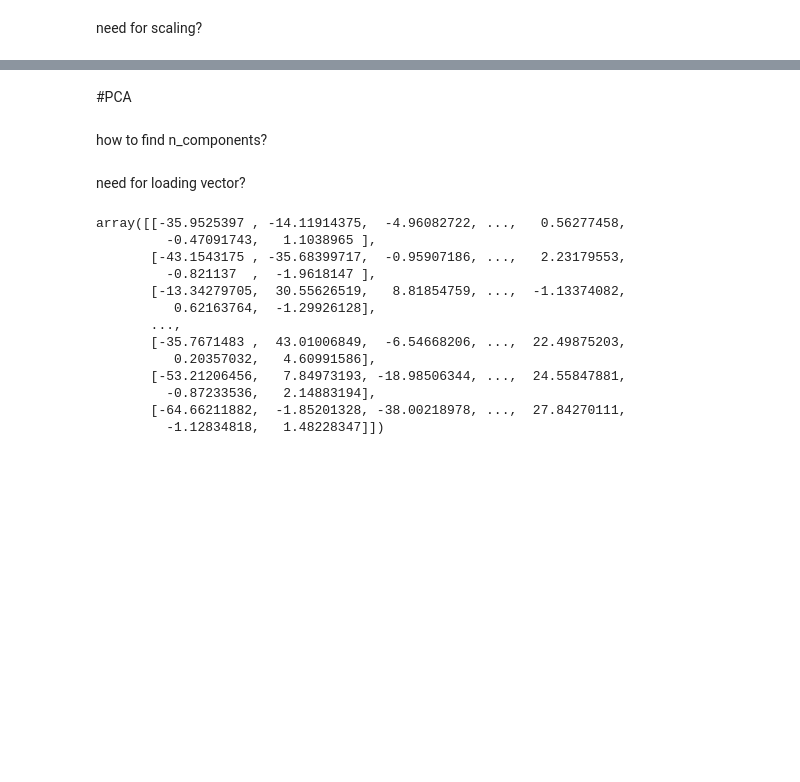
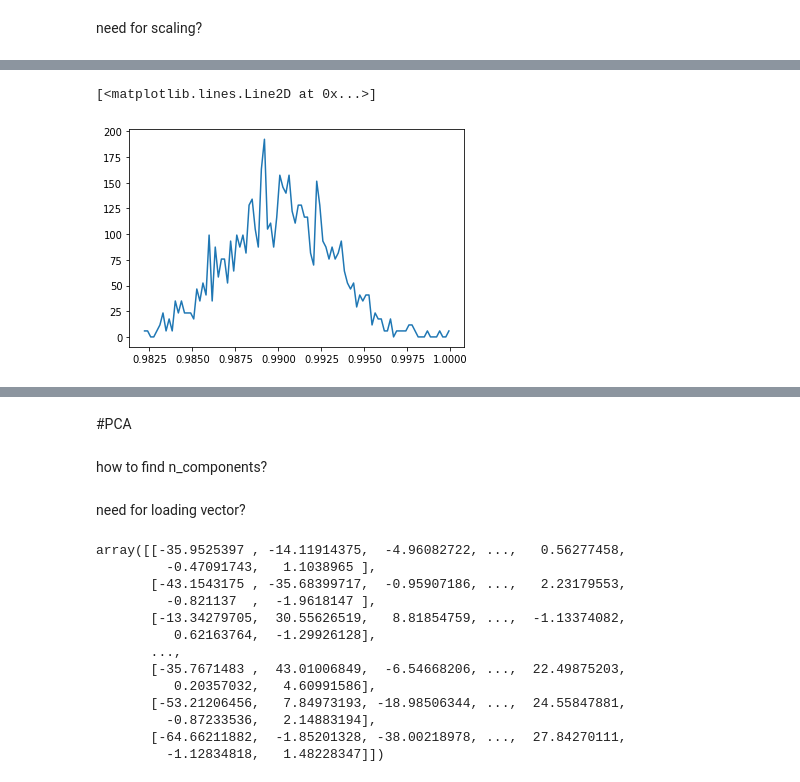
Before and after one commit to forouzanfallah/Fault-Tolerant-Control-Systems-TA-Class-Material, a Jupyter notebook: Homework_1.ipynb, the cells around one changed output, grey strips where cells are left out. Cells and saved outputs as stored; diff of their text form; code cells hidden in the pictures; blank space fills up the shorter version.

```diff
--- a/Homework_1.ipynb
+++ b/Homework_1.ipynb
@@ -26,6 +26,8 @@ drive.mount('/content/gdrive')
 # %%
 data_train = pd.read_excel("/content/Fault-Tolerant-Control-Systems-TA-Class-Material/dataset/Fault 1-20  train (20x960x52).xlsx",header=None)
 data_test = pd.read_excel("/content/Fault-Tolerant-Control-Systems-TA-Class-Material/dataset/Fault 1-20  test  (20x960x52).xlsx")
+data_train_normal = pd.read_excel("/content/Fault-Tolerant-Control-Systems-TA-Class-Material/dataset/Normal 00 train (480x52).xlsx")
+data_test_normal = pd.read_excel("/content/Fault-Tolerant-Control-Systems-TA-Class-Material/dataset/Normal 00 test (960x52).xlsx")
 # X = pd.read_csv("/content/myfile.csv")
 # X = pd.read_table("/content/myfile.dat")
 # %%
@@ -61,6 +71,10 @@ X_train = data_train.iloc[:,4:].values
 X_test = data_test.iloc[:,4:].values
 y_train = data_train.iloc[:,1].values
 y_test = data_test.iloc[:,1].values
+X_train_normal = data_train_normal.iloc[:,4:].values
+X_test_normal = data_test_normal.iloc[:,4:].values
+y_train_normal = data_train_normal.iloc[:,1].values
+y_test_normal = data_test_normal.iloc[:,1].values
 # %%
 print(X_train)
 print(X_test)
@@ -105,3 +126,27 @@ array([[-0.10849939,  0.30383548,  0.22161119, ..., -0.23169863,
         -0.14777742, -0.12933379],
        [ 0.24499516,  1.38328345,  0.2197238 , ..., -0.14870394,
         -0.2852554 ,  0.10318983]])
+# %%
+# apply normalization techniques
+X_train_scaled2 = (pd.DataFrame(X_train)).copy()
+X_test_scaled2 = (pd.DataFrame(X_test)).copy()
+X_train_normal_scaled2 = (pd.DataFrame(X_train_normal)).copy()
+X_test_normal_scaled2 = (pd.DataFrame(X_test_normal)).copy()
+
+for column in X_train_scaled2.columns:
+	X_train_scaled2[column] = X_train_scaled2[column] / X_train_scaled2[column].abs().max()
+
+for column in X_test_scaled2.columns:
+	X_test_scaled2[column] = X_test_scaled2[column] / X_test_scaled2[column].abs().max()
+
+for column in X_train_normal_scaled2.columns:
+	X_train_normal_scaled2[column] = X_train_normal_scaled2[column] / X_train_normal_scaled2[column].abs().max()
+
+for column in X_test_normal_scaled2.columns:
+	X_test_normal_scaled2[column] = X_test_normal_scaled2[column] / X_test_normal_scaled2[column].abs().max()
+
+# view normalized data
+display(X_train_scaled2)
+display(X_test_scaled2)
+display(X_train_normal_scaled2)
+display(X_test_normal_scaled2)
@@ -175,5 +311,8 @@ display(df_max_scaled)
 # %%
-hist, bins = np.histogram(fault_free['xmeas_10'], bins=100, normed=True)
+hist, bins = np.histogram(X_test_normal_scaled2[10], bins=100, normed=True)
 bin_centers = (bins[1:]+bins[:-1])*0.5
 plt.plot(bin_centers, hist)
+# %% [output]
+[<matplotlib.lines.Line2D at 0x...>]
+[figure, added]
 # %%
```
Also changed, not shown: parts of 15 cells of this notebook.
